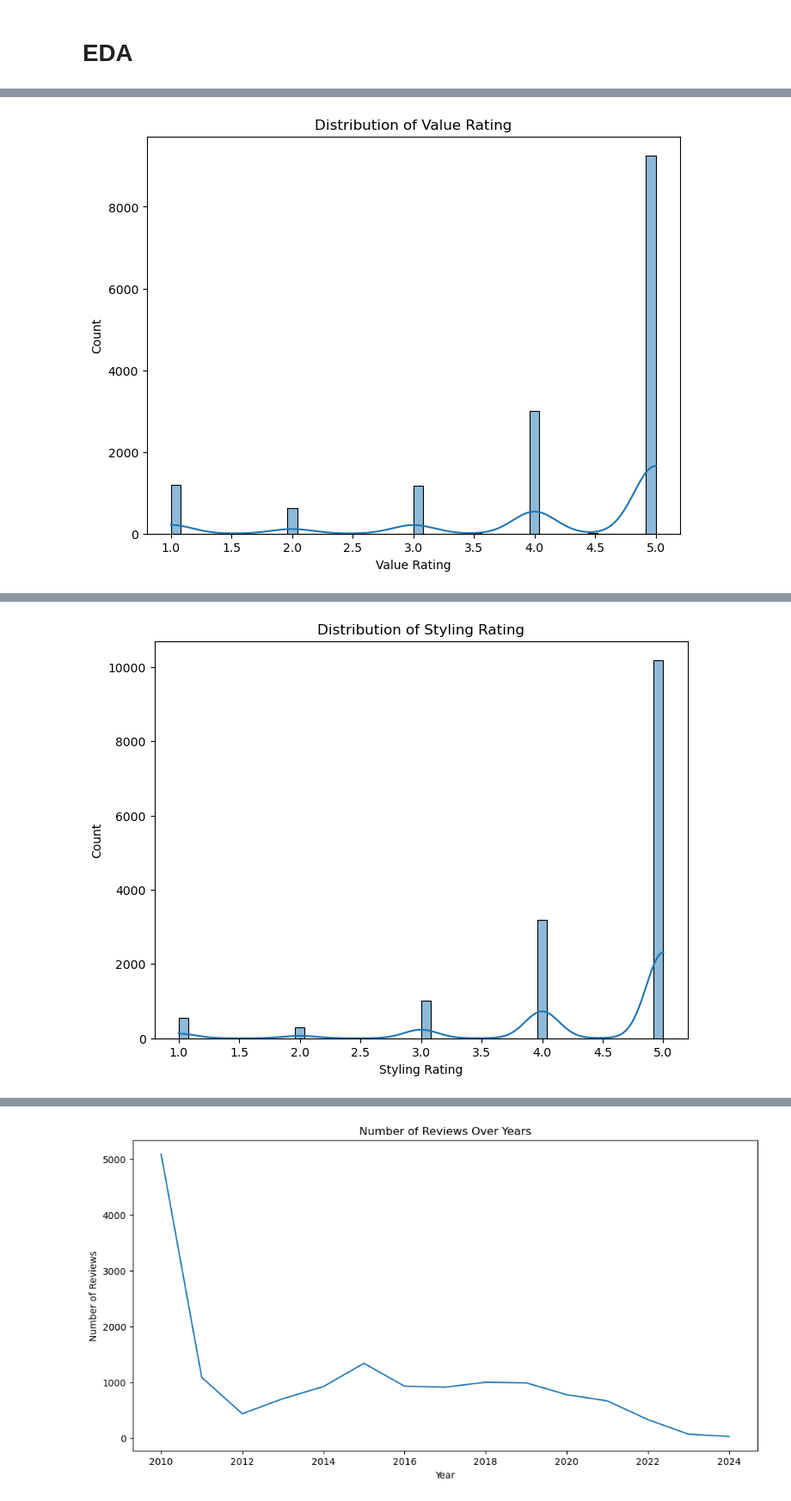
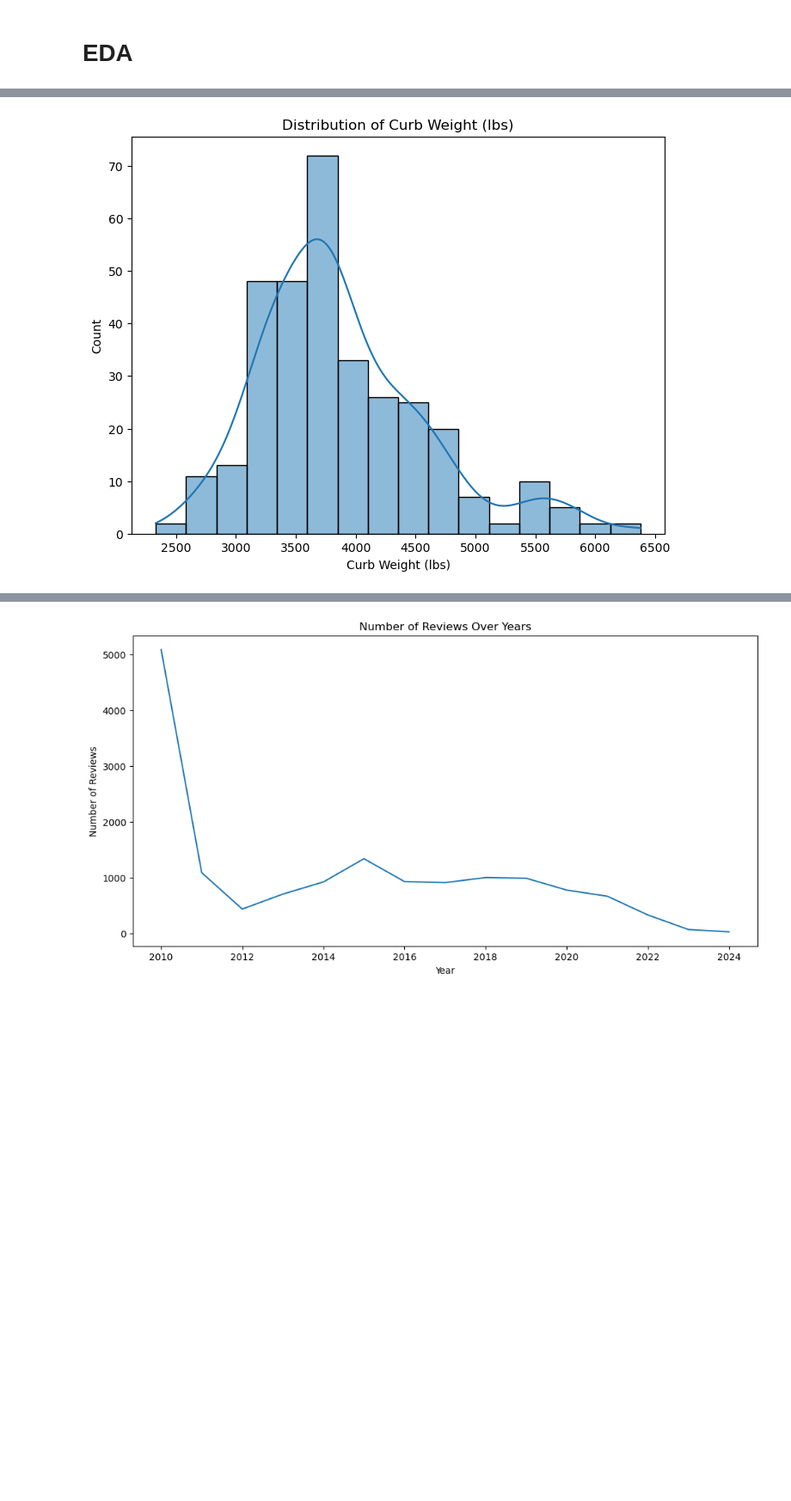
Before and after one commit to ethanrwong/Marketing-Analytics-Group-Project, a Jupyter notebook: EDA.ipynb, the cells around one changed output, grey strips where cells are left out. Shown at 86% size. Cells and saved outputs as stored; diff of their text form; code cells hidden in the pictures; blank space fills up the shorter version.

```diff
--- a/EDA.ipynb
+++ b/EDA.ipynb
@@ -115,8 +115,8 @@ df = df.rename(columns={
     'Horsepower': 'Horsepower (hp)',
     'Curb Weight': 'Curb Weight (lbs)',
     'Fuel Capacity': 'Fuel Capacity (gallons)',
-    'Lowest MSRP Price': 'Lowest MSRP Price ($)',
-    'Highest MSRP Price': 'Highest MSRP Price ($)',
+    'Lowest MSRP Price': 'Lowest MSRP ($)',
+    'Highest MSRP Price': 'Highest MSRP ($)',
     'Lowest KBB Fair Price': 'Lowest KBB Fair Price ($)',
     'Highest KBB Fair Price': 'Highest KBB Fair Price ($)'
 })
@@ -141,7 +141,7 @@ def extract_numeric(series):
 
 # List of columns to clean
 numeric_cols_with_units = ['Horsepower (hp)', 'Curb Weight (lbs)', 'Fuel Capacity (gallons)',
-                           'Combined MPG','Lowest MSRP Price ($)', 'Highest MSRP Price ($)',
+                           'Combined MPG','Lowest MSRP ($)', 'Highest MSRP ($)',
                            'Lowest KBB Fair Price ($)', 'Highest KBB Fair Price ($)']
 
 # Clean and convert columns
@@ -168,11 +168,11 @@ def fill_mode(series):
 df['Recommended Fuel'] = df.groupby(['Model Full Name', 'Year'])['Recommended Fuel'].transform(fill_mode)
 
 # Calculate average MSRP and KBB Fair price values
-df['Average MSRP Price ($)'] = df.apply(lambda row: (row['Lowest MSRP Price ($)'] + row['Highest MSRP Price ($)']) / 2, axis=1)
+df['Average MSRP ($)'] = df.apply(lambda row: (row['Lowest MSRP ($)'] + row['Highest MSRP ($)']) / 2, axis=1)
 df['Average KBB Fair Price ($)'] = df.apply(lambda row: (row['Lowest KBB Fair Price ($)'] + row['Highest KBB Fair Price ($)']) / 2, axis=1)
 
 # Drop the lowest and highest MSRP and KBB Fair price columns
-df = df.drop(columns=['Lowest MSRP Price ($)', 'Highest MSRP Price ($)', 'Lowest KBB Fair Price ($)', 'Highest KBB Fair Price ($)'])
+df = df.drop(columns=['Lowest MSRP ($)', 'Highest MSRP ($)', 'Lowest KBB Fair Price ($)', 'Highest KBB Fair Price ($)'])
 
 df.to_csv('cleaned_car_data.csv')
 
@@ -185,6 +185,9 @@ df.head()
 | 3 | honda | accord | 2010 | My sibling has this car. I may be... | 5.0 | 5.0 | 5.0 | 5.0 | ... |
 | 4 | honda | accord | 2010 | I've had this car for 7 years, it... | 5.0 | 5.0 | 5.0 | 5.0 | ... |
 5 rows × 21 columns
+# %%
+df = pd.read_csv('cleaned_car_data.csv', index_col=0)
+deduplicated_df = df.drop_duplicates(subset=['Model Full Name', 'Year'])
 # %%
 # Re-calculate the percentage of missing values
 missing_percent = round((df.isnull().sum() / df.shape[0]) * 100,2)
@@ -229,13 +232,13 @@ Average MSRP Price ($)        float64
 Average KBB Fair Price ($)    float64
 dtype: object
 # %%
-# List of numerical columns to check for outliers
-numerical_cols = ['Rating', 'Value Rating', 'Performance Rating', 'Quality Rating', 'Comfort Rating',
-                  'Reliability Rating', 'Styling Rating','Horsepower (hp)', 'Curb Weight (lbs)','Combined MPG',
-                  'Fuel Capacity (gallons)', 'Average MSRP Price ($)','Average KBB Fair Price ($)']
+# List of rating columns to check for outliers
+rating_cols = ['Rating', 'Value Rating', 'Performance Rating', 'Quality Rating', 'Comfort Rating',
+                  'Reliability Rating', 'Styling Rating']
+
 
 # Box plots to visualize outliers
-for col in numerical_cols:
+for col in rating_cols:
     plt.figure(figsize=(8, 4))
     sns.boxplot(x=df[col])
     plt.title(f'Box plot of {col}')
@@ -341,8 +345,11 @@ for rating_col in rating_cols:
 # %%
 # Histograms for numerical variables
+numerical_cols = ['Horsepower (hp)', 'Curb Weight (lbs)','Combined MPG',
+                  'Fuel Capacity (gallons)', 'Average MSRP ($)','Average KBB Fair Price ($)']
+
 for col in numerical_cols:
     plt.figure(figsize=(8, 6))
-    sns.histplot(df[col], kde=True)
+    sns.histplot(deduplicated_df[col], kde=True)
     plt.title(f'Distribution of {col}')
     plt.show()
 # %% [output]
@@ -350 +357 @@ for col in numerical_cols:
-[figure, old version]
+[figure, new version]
@@ -355 +361,0 @@ for col in numerical_cols:
-[figure, removed]
```
Also changed, not shown: parts of 15 cells of this notebook, 1 other file.
